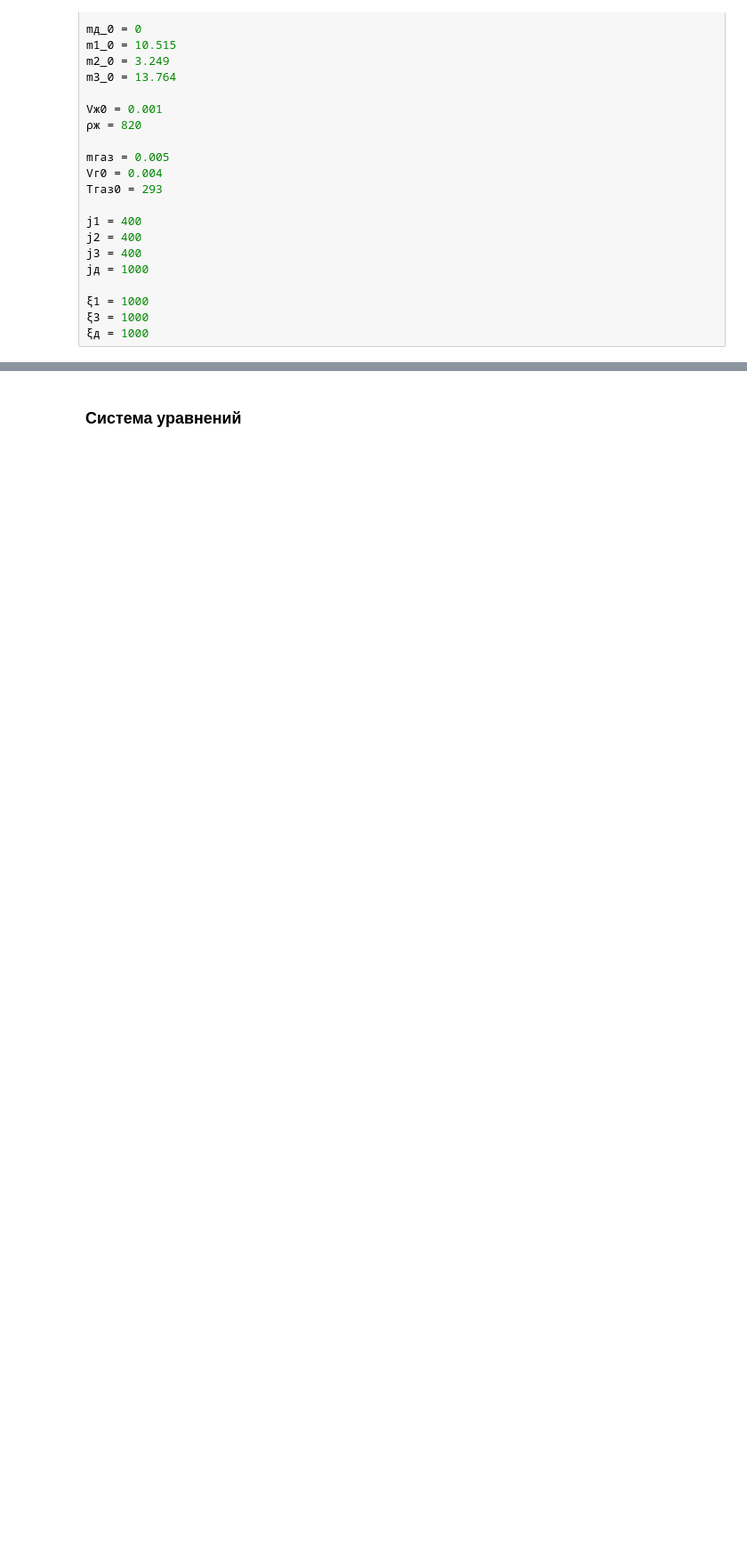
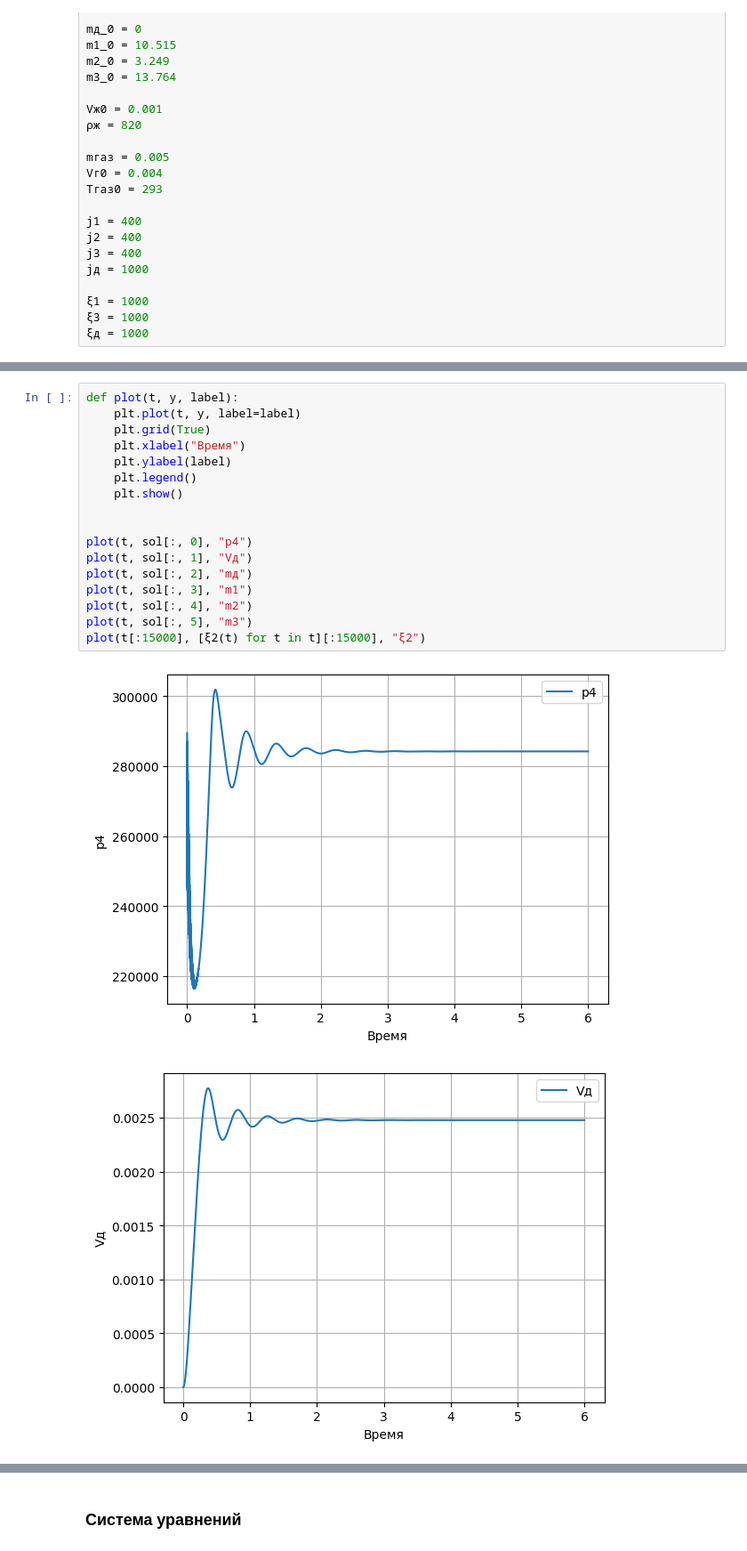
Before and after one commit to philingood/moriarty, a Jupyter notebook: main.ipynb, the cells around one changed output, grey strips where cells are left out. Shown: that part at 89% size. Cells and saved outputs as stored; diff of their text form; blank space fills up the shorter version.

```diff
--- a/main.ipynb
+++ b/main.ipynb
@@ -40,0 +103,20 @@ jд = 1000
+# %%
+def plot(t, y, label):
+    plt.plot(t, y, label=label)
+    plt.grid(True)
+    plt.xlabel("Время")
+    plt.ylabel(label)
+    plt.legend()
+    plt.show()
+
+
+plot(t, sol[:, 0], "p4")
+plot(t, sol[:, 1], "Vд")
+plot(t, sol[:, 2], "mд")
+plot(t, sol[:, 3], "m1")
+plot(t, sol[:, 4], "m2")
+plot(t, sol[:, 5], "m3")
+plot(t[:15000], [ξ2(t) for t in t][:15000], "ξ2")
+# %% [output]
+[figure, added]
+[figure, added]
```
Also changed, not shown: parts of 18 cells of this notebook.
